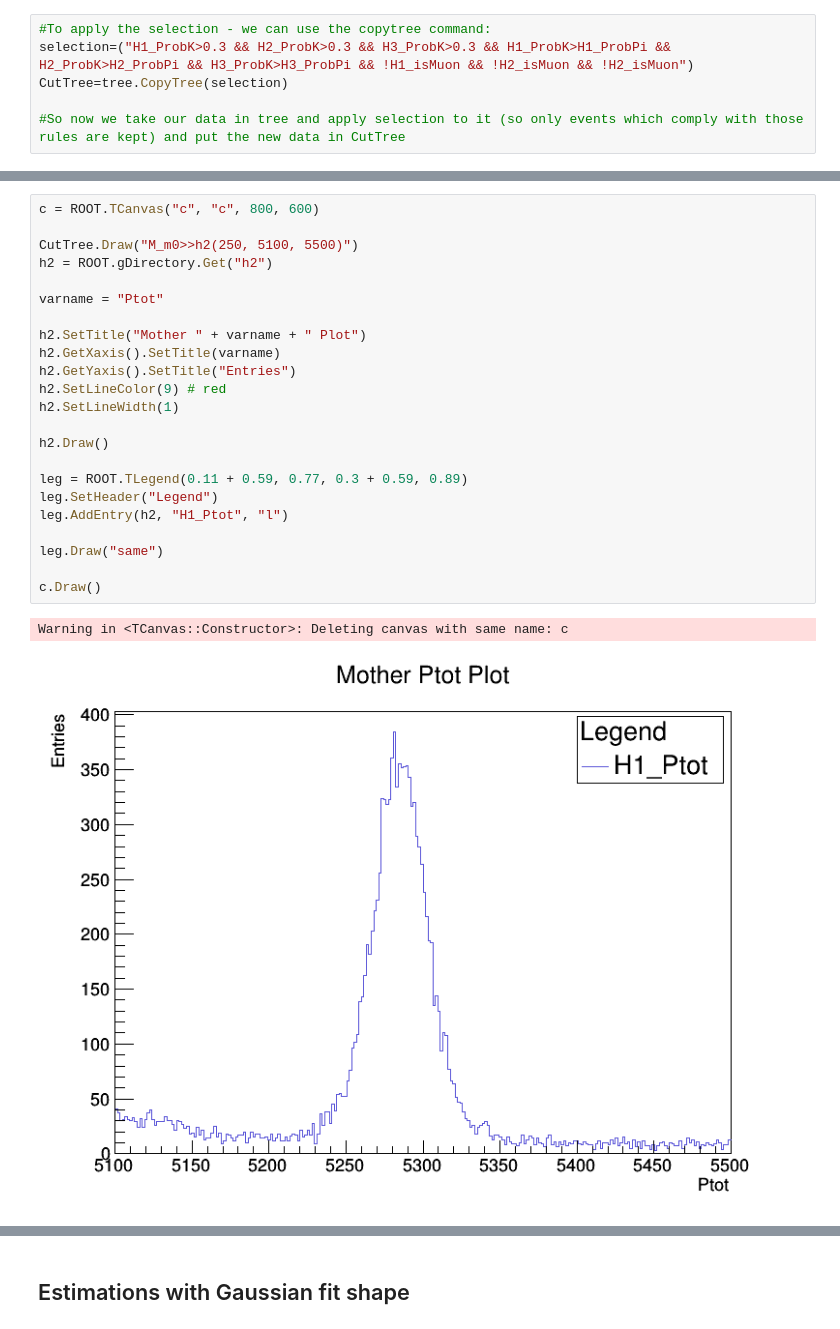
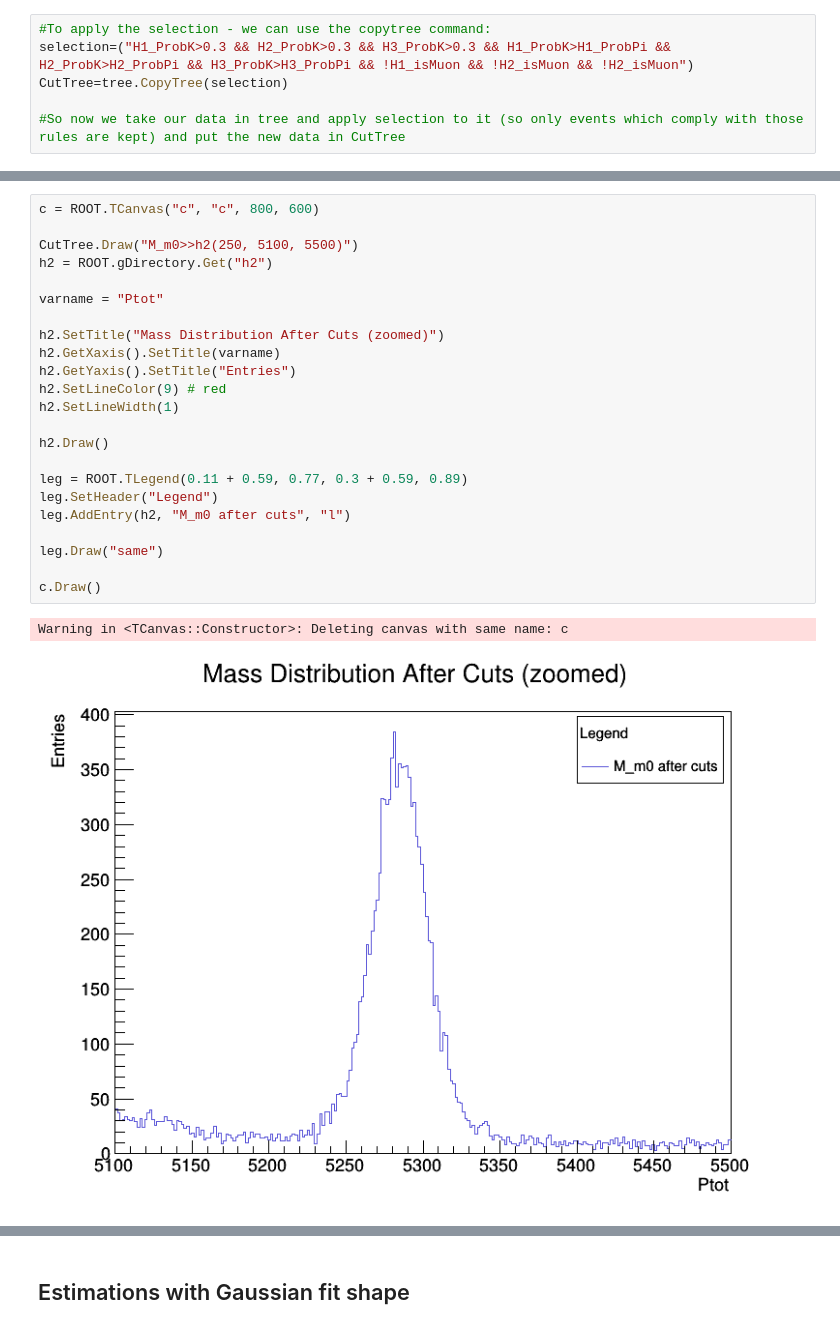
Before and after one commit to Jonastjep/Big_Data_Physics_PRA3024, a Jupyter notebook: Week2_LHCb/LHCb_2021.ipynb, the cells around one changed output, grey strips where cells are left out. Saved outputs shown, nothing was run; the diff lists cells and outputs as text.

```diff
--- a/Week2_LHCb/LHCb_2021.ipynb
+++ b/Week2_LHCb/LHCb_2021.ipynb
@@ -562,29 +563,29 @@ Warning in <TCanvas::Constructor>: Deleting canvas with same name: c
 # %%
 c = ROOT.TCanvas("c", "c", 800, 600)
 
 CutTree.Draw("M_m0>>h2(250, 5100, 5500)")
 h2 = ROOT.gDirectory.Get("h2")
 
 varname = "Ptot"
 
-h2.SetTitle("Mother " + varname + " Plot")
+h2.SetTitle("Mass Distribution After Cuts (zoomed)")
 h2.GetXaxis().SetTitle(varname)
 h2.GetYaxis().SetTitle("Entries")
 h2.SetLineColor(9) # red
 h2.SetLineWidth(1)
 
 h2.Draw()
 
 leg = ROOT.TLegend(0.11 + 0.59, 0.77, 0.3 + 0.59, 0.89)
 leg.SetHeader("Legend")
-leg.AddEntry(h2, "H1_Ptot", "l")
+leg.AddEntry(h2, "M_m0 after cuts", "l")
 
 leg.Draw("same")
 
 c.Draw()
 # %% [output]
 Warning in <TCanvas::Constructor>: Deleting canvas with same name: c
-[figure, old version]
+[figure, new version]
 # %% [markdown]
 # Assymetry Analysis
 
```
Also changed, not shown: parts of 25 cells of this notebook.
